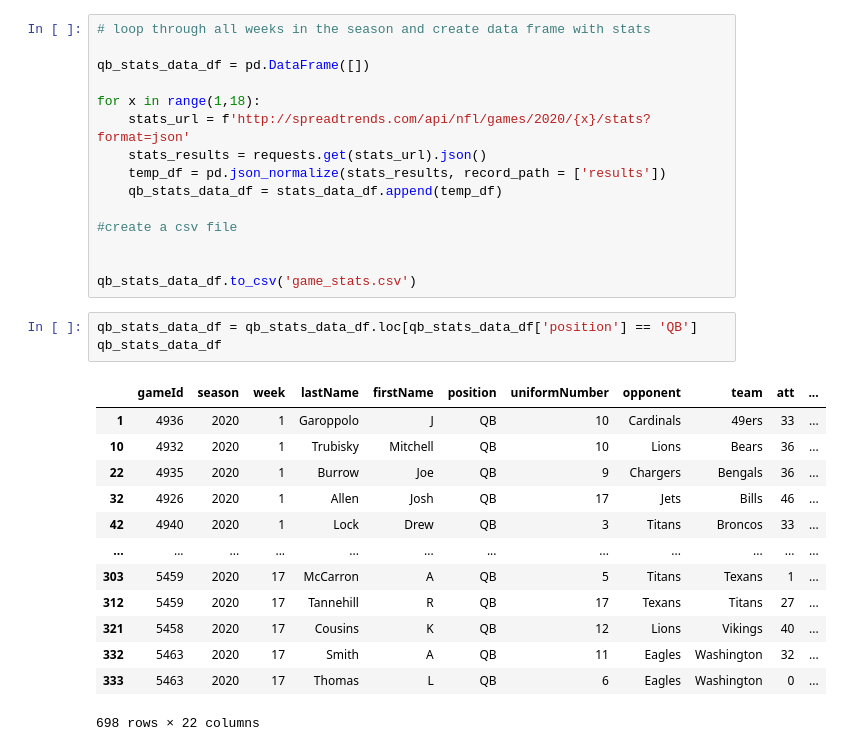
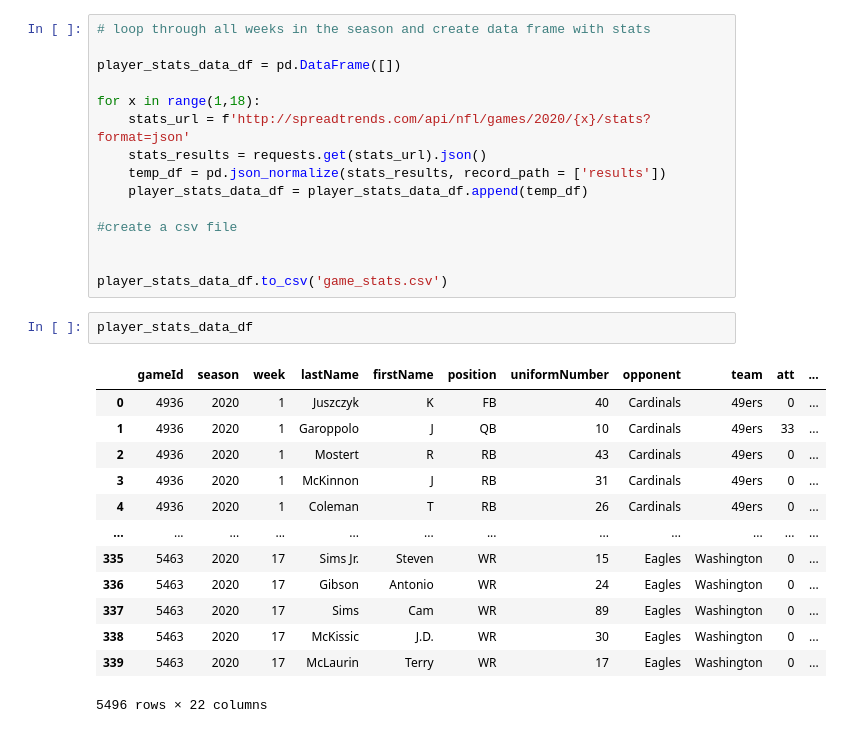
Before and after one commit to nblaul/Project-1, a Jupyter notebook: Project1_datacleanup.ipynb, the cells around one changed output. Saved outputs shown, nothing was run; the diff lists cells and outputs as text.

```diff
--- a/Project1_datacleanup.ipynb
+++ b/Project1_datacleanup.ipynb
@@ -116,32 +55,31 @@ qb_merge.head()
 # %%
 # loop through all weeks in the season and create data frame with stats
 
-qb_stats_data_df = pd.DataFrame([])
+player_stats_data_df = pd.DataFrame([])
 
 for x in range(1,18):
     stats_url = f'http://spreadtrends.com/api/nfl/games/2020/{x}/stats?format=json'
     stats_results = requests.get(stats_url).json()
     temp_df = pd.json_normalize(stats_results, record_path = ['results'])
-    qb_stats_data_df = stats_data_df.append(temp_df)
+    player_stats_data_df = player_stats_data_df.append(temp_df)
 
 #create a csv file
 
 
-qb_stats_data_df.to_csv('game_stats.csv')
+player_stats_data_df.to_csv('game_stats.csv')
 # %%
-qb_stats_data_df = qb_stats_data_df.loc[qb_stats_data_df['position'] == 'QB']
-qb_stats_data_df
+player_stats_data_df
 # %% [output]
 |  | gameId | season | week | lastName | firstName | position | uniformNumber | opponent | team | att | ... |
+| 0 | 4936 | 2020 | 1 | Juszczyk | K | FB | 40 | Cardinals | 49ers | 0 | ... |
 | 1 | 4936 | 2020 | 1 | Garoppolo | J | QB | 10 | Cardinals | 49ers | 33 | ... |
-| 10 | 4932 | 2020 | 1 | Trubisky | Mitchell | QB | 10 | Lions | Bears | 36 | ... |
-| 22 | 4935 | 2020 | 1 | Burrow | Joe | QB | 9 | Chargers | Bengals | 36 | ... |
-| 32 | 4926 | 2020 | 1 | Allen | Josh | QB | 17 | Jets | Bills | 46 | ... |
-| 42 | 4940 | 2020 | 1 | Lock | Drew | QB | 3 | Titans | Broncos | 33 | ... |
+| 2 | 4936 | 2020 | 1 | Mostert | R | RB | 43 | Cardinals | 49ers | 0 | ... |
+| 3 | 4936 | 2020 | 1 | McKinnon | J | RB | 31 | Cardinals | 49ers | 0 | ... |
+| 4 | 4936 | 2020 | 1 | Coleman | T | RB | 26 | Cardinals | 49ers | 0 | ... |
 | ... | ... | ... | ... | ... | ... | ... | ... | ... | ... | ... | ... |
-| 303 | 5459 | 2020 | 17 | McCarron | A | QB | 5 | Titans | Texans | 1 | ... |
-| 312 | 5459 | 2020 | 17 | Tannehill | R | QB | 17 | Texans | Titans | 27 | ... |
-| 321 | 5458 | 2020 | 17 | Cousins | K | QB | 12 | Lions | Vikings | 40 | ... |
-| 332 | 5463 | 2020 | 17 | Smith | A | QB | 11 | Eagles | Washington | 32 | ... |
-| 333 | 5463 | 2020 | 17 | Thomas | L | QB | 6 | Eagles | Washington | 0 | ... |
+| 335 | 5463 | 2020 | 17 | Sims Jr. | Steven | WR | 15 | Eagles | Washington | 0 | ... |
+| 336 | 5463 | 2020 | 17 | Gibson | Antonio | WR | 24 | Eagles | Washington | 0 | ... |
+| 337 | 5463 | 2020 | 17 | Sims | Cam | WR | 89 | Eagles | Washington | 0 | ... |
+| 338 | 5463 | 2020 | 17 | McKissic | J.D. | WR | 30 | Eagles | Washington | 0 | ... |
+| 339 | 5463 | 2020 | 17 | McLaurin | Terry | WR | 17 | Eagles | Washington | 0 | ... |
-698 rows × 22 columns
+5496 rows × 22 columns
```
Also changed, not shown: parts of 14 cells of this notebook, 2 other files.
